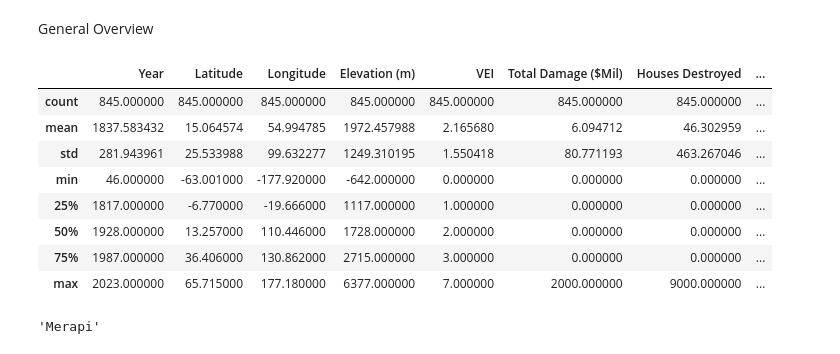
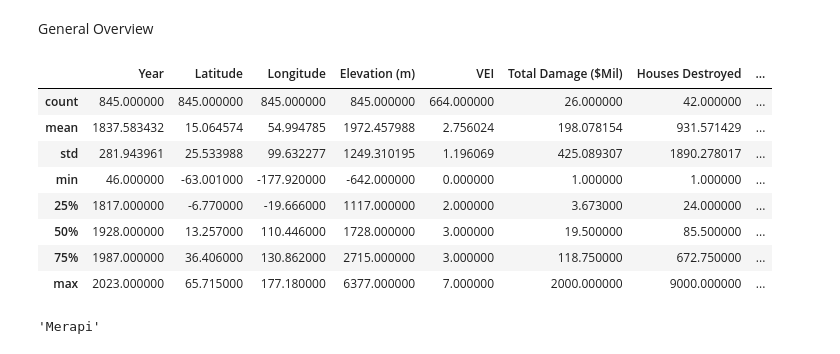
Before and after one commit to gnc506/ProgFinalAssess2, a Jupyter notebook: Volcanos_Assessment_main.ipynb, the cells around one changed output. Saved outputs shown, nothing was run; the diff lists cells and outputs as text; code cells hidden in the pictures.

```diff
--- a/Volcanos_Assessment_main.ipynb
+++ b/Volcanos_Assessment_main.ipynb
@@ -5,24 +5,24 @@ General Overview
 # %%
 import pandas as pd
 import matplotlib.pyplot as plt
 import numpy as np
 
 bigdf = pd.read_csv('/content/drive/MyDrive/Data Science MSc/Programming/Assessment 2/output.csv')
 bigdf = bigdf.drop(bigdf.columns[0], axis=1)
 bigdf = bigdf.drop([0])
+bigdf
 
 vol_data = bigdf[['Year', 'Name', 'Country', 'Type', 'Latitude', 'Longitude', 'Elevation (m)', 'VEI', 'Total Damage ($Mil)', 'Houses Destroyed', 'Total Deaths', 'Total Injuries']]
-vol_data = vol_data.fillna(0)
 vol_data.describe()
 # %% [output]
 |  | Year | Latitude | Longitude | Elevation (m) | VEI | Total Damage ($Mil) | Houses Destroyed | ... |
-| count | 845.000000 | 845.000000 | 845.000000 | 845.000000 | 845.000000 | 845.000000 | 845.000000 | ... |
-| mean | 1837.583432 | 15.064574 | 54.994785 | 1972.457988 | 2.165680 | 6.094712 | 46.302959 | ... |
-| std | 281.943961 | 25.533988 | 99.632277 | 1249.310195 | 1.550418 | 80.771193 | 463.267046 | ... |
-| min | 46.000000 | -63.001000 | -177.920000 | -642.000000 | 0.000000 | 0.000000 | 0.000000 | ... |
-| 25% | 1817.000000 | -6.770000 | -19.666000 | 1117.000000 | 1.000000 | 0.000000 | 0.000000 | ... |
-| 50% | 1928.000000 | 13.257000 | 110.446000 | 1728.000000 | 2.000000 | 0.000000 | 0.000000 | ... |
-| 75% | 1987.000000 | 36.406000 | 130.862000 | 2715.000000 | 3.000000 | 0.000000 | 0.000000 | ... |
+| count | 845.000000 | 845.000000 | 845.000000 | 845.000000 | 664.000000 | 26.000000 | 42.000000 | ... |
+| mean | 1837.583432 | 15.064574 | 54.994785 | 1972.457988 | 2.756024 | 198.078154 | 931.571429 | ... |
+| std | 281.943961 | 25.533988 | 99.632277 | 1249.310195 | 1.196069 | 425.089307 | 1890.278017 | ... |
+| min | 46.000000 | -63.001000 | -177.920000 | -642.000000 | 0.000000 | 1.000000 | 1.000000 | ... |
+| 25% | 1817.000000 | -6.770000 | -19.666000 | 1117.000000 | 2.000000 | 3.673000 | 24.000000 | ... |
+| 50% | 1928.000000 | 13.257000 | 110.446000 | 1728.000000 | 3.000000 | 19.500000 | 85.500000 | ... |
+| 75% | 1987.000000 | 36.406000 | 130.862000 | 2715.000000 | 3.000000 | 118.750000 | 672.750000 | ... |
 | max | 2023.000000 | 65.715000 | 177.180000 | 6377.000000 | 7.000000 | 2000.000000 | 9000.000000 | ... |
 # %%
 Mode_Name = vol_data['Name'].mode()[0]
```
Also changed, not shown: parts of 27 cells of this notebook.
